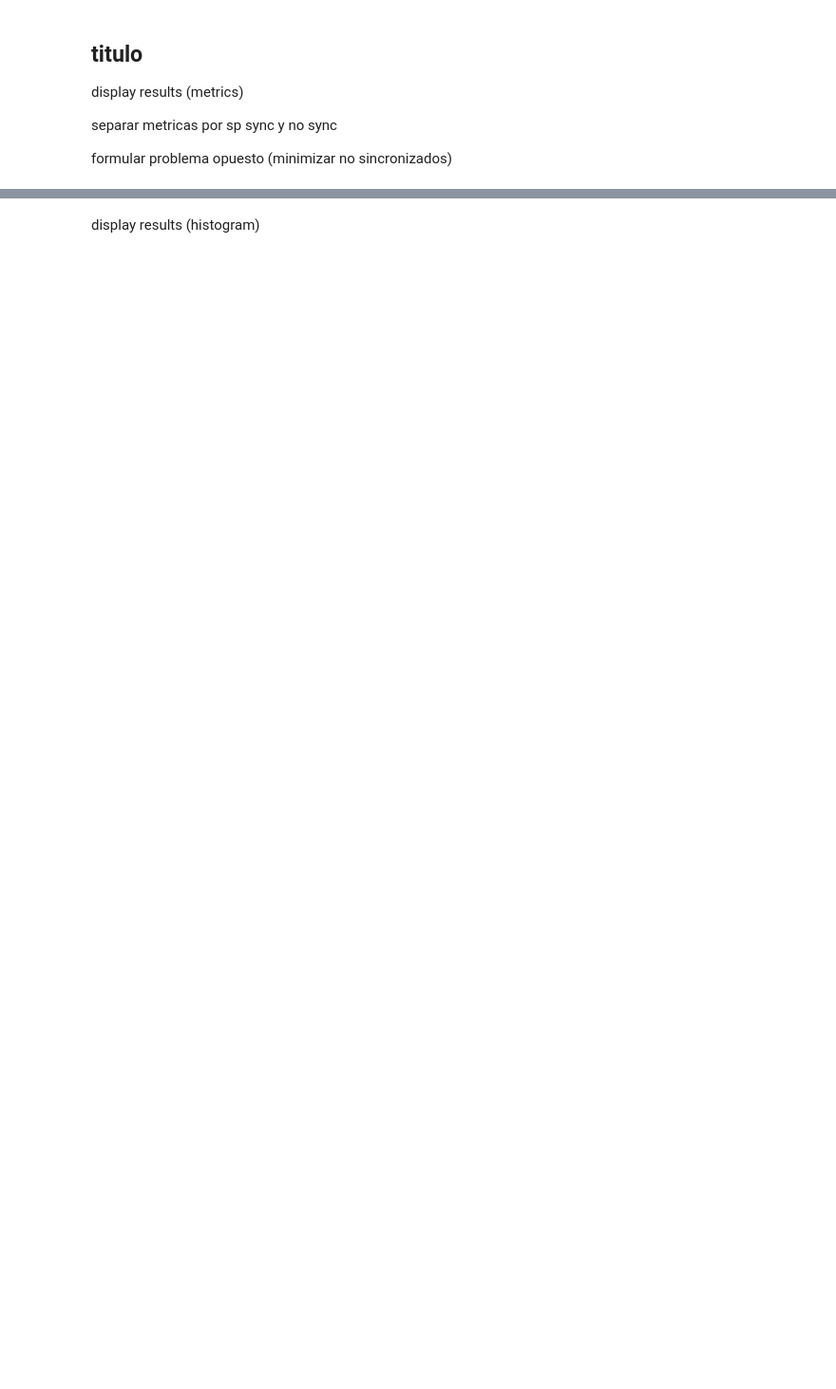
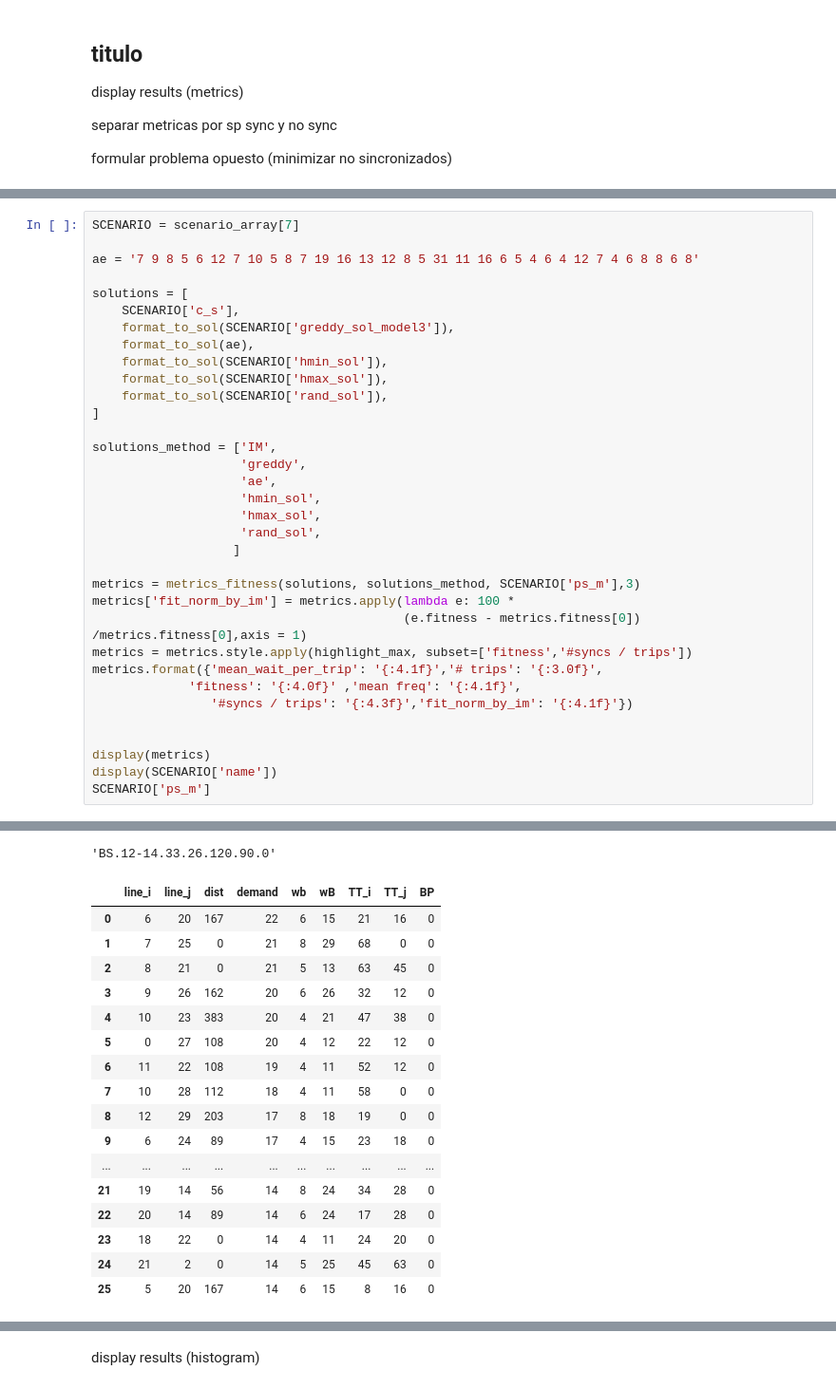
Before and after one commit to jonathan-murana/bus-generator, a Jupyter notebook: bus.ipynb, the cells around one changed output, grey strips where cells are left out. Shown at 95% size. Saved outputs shown, nothing was run; the diff lists cells and outputs as text; blank space fills up the shorter version.

```diff
--- a/bus.ipynb
+++ b/bus.ipynb
@@ -1829,0 +1948,35 @@ display(scenario_array[10]['name'])
+# %%
+SCENARIO = scenario_array[7]
+
+ae = '7 9 8 5 6 12 7 10 5 8 7 19 16 13 12 8 5 31 11 16 6 5 4 6 4 12 7 4 6 8 8 6 8'
+
+solutions = [
+    SCENARIO['c_s'],
+    format_to_sol(SCENARIO['greddy_sol_model3']),
+    format_to_sol(ae),
+    format_to_sol(SCENARIO['hmin_sol']),
+    format_to_sol(SCENARIO['hmax_sol']),
+    format_to_sol(SCENARIO['rand_sol']),
+]
+
+solutions_method = ['IM',
+                    'greddy',
+                    'ae',
+                    'hmin_sol',
+                    'hmax_sol',
+                    'rand_sol',
+                   ]
+
+metrics = metrics_fitness(solutions, solutions_method, SCENARIO['ps_m'],3)
+metrics['fit_norm_by_im'] = metrics.apply(lambda e: 100 *
+                                          (e.fitness - metrics.fitness[0]) /metrics.fitness[0],axis = 1)
+metrics = metrics.style.apply(highlight_max, subset=['fitness','#syncs / trips'])
+metrics.format({'mean_wait_per_trip': '{:4.1f}','# trips': '{:3.0f}',
+             'fitness': '{:4.0f}' ,'mean freq': '{:4.1f}',
+                '#syncs / trips': '{:4.3f}','fit_norm_by_im': '{:4.1f}'})
+
+
+display(metrics)
+display(SCENARIO['name'])
+SCENARIO['ps_m']
+# %% [output]
@@ -1829,0 +1990,18 @@ display(scenario_array[10]['name'])
+'BS.12-14.33.26.120.90.0'
+|  | line_i | line_j | dist | demand | wb | wB | TT_i | TT_j | BP |
+| 0 | 6 | 20 | 167 | 22 | 6 | 15 | 21 | 16 | 0 |
+| 1 | 7 | 25 | 0 | 21 | 8 | 29 | 68 | 0 | 0 |
+| 2 | 8 | 21 | 0 | 21 | 5 | 13 | 63 | 45 | 0 |
+| 3 | 9 | 26 | 162 | 20 | 6 | 26 | 32 | 12 | 0 |
+| 4 | 10 | 23 | 383 | 20 | 4 | 21 | 47 | 38 | 0 |
+| 5 | 0 | 27 | 108 | 20 | 4 | 12 | 22 | 12 | 0 |
+| 6 | 11 | 22 | 108 | 19 | 4 | 11 | 52 | 12 | 0 |
+| 7 | 10 | 28 | 112 | 18 | 4 | 11 | 58 | 0 | 0 |
+| 8 | 12 | 29 | 203 | 17 | 8 | 18 | 19 | 0 | 0 |
+| 9 | 6 | 24 | 89 | 17 | 4 | 15 | 23 | 18 | 0 |
+| ... | ... | ... | ... | ... | ... | ... | ... | ... | ... |
+| 21 | 19 | 14 | 56 | 14 | 8 | 24 | 34 | 28 | 0 |
+| 22 | 20 | 14 | 89 | 14 | 6 | 24 | 17 | 28 | 0 |
+| 23 | 18 | 22 | 0 | 14 | 4 | 11 | 24 | 20 | 0 |
+| 24 | 21 | 2 | 0 | 14 | 5 | 25 | 45 | 63 | 0 |
+| 25 | 5 | 20 | 167 | 14 | 6 | 15 | 8 | 16 | 0 |
```
Also changed, not shown: parts of 29 cells of this notebook, 49 other files.
